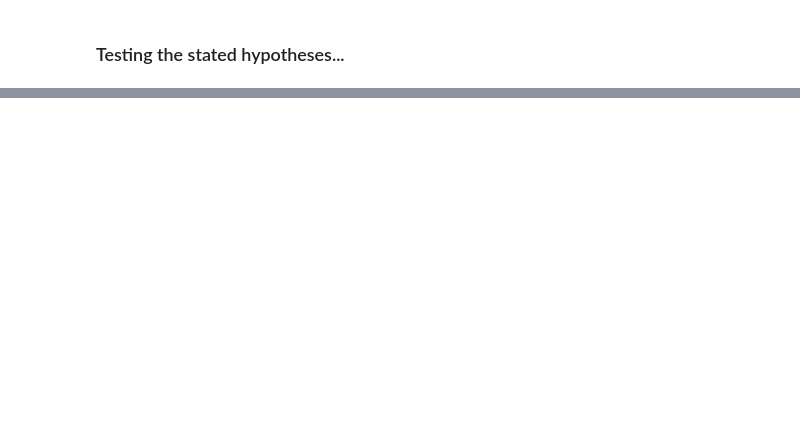
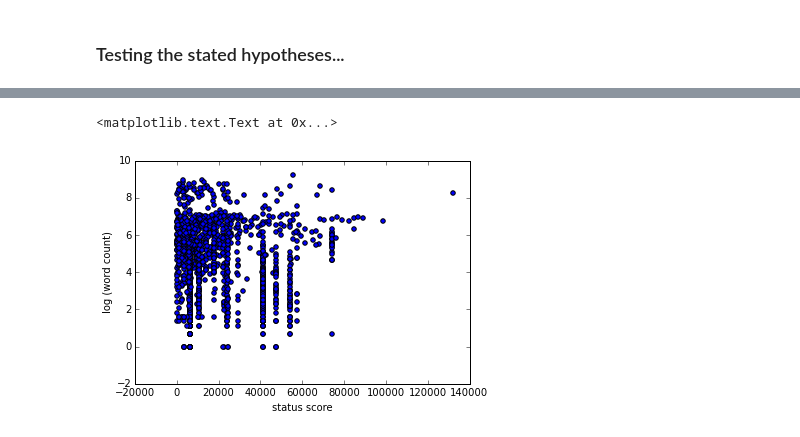
Before and after one commit to suchow/edge, a Jupyter notebook: edge_analysis_0.ipynb, the cells around one changed output, grey strips where cells are left out. Saved outputs shown, nothing was run; the diff lists cells and outputs as text; code cells hidden in the pictures; blank space fills up the shorter version.

```diff
--- a/edge_analysis_0.ipynb
+++ b/edge_analysis_0.ipynb
@@ -62,0 +84,10 @@ Counter({49.0: 326, 80.0: 196, 77.0: 112, 67.0: 97, 56.0: 80, 62.0: 59, 113.0: 4
+# %%
+logcityear,loghind,logcitcumul = map(np.log())
+status = X['Citations_Year']+X['H_Index']+X['Citations_Cumulative']
+# %%
+plt.scatter(status,np.log(X['WC']))
+plt.ylabel('log (word count)')
+plt.xlabel('status score')
+# %% [output]
+<matplotlib.text.Text at 0x...>
+[figure, added]
```
Also changed, not shown: parts of 16 cells of this notebook.
